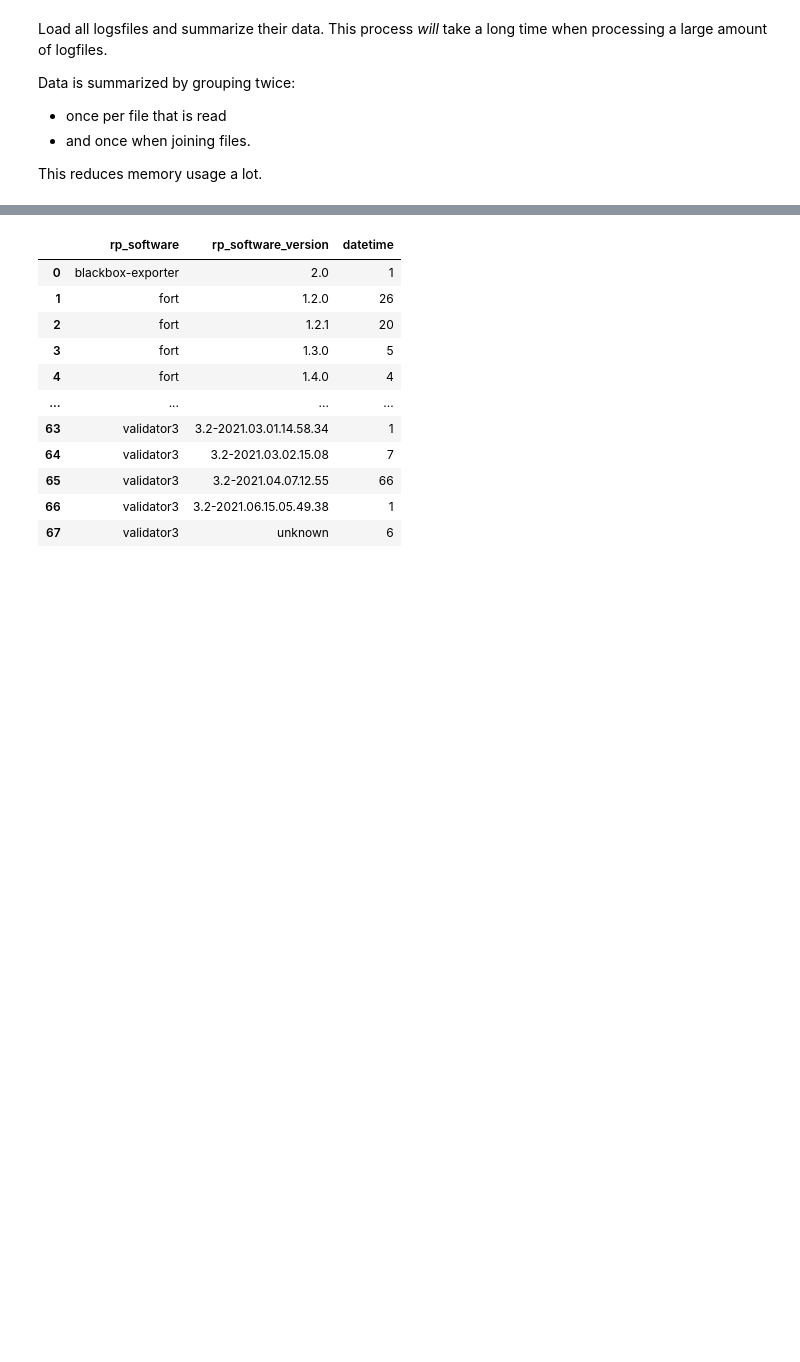
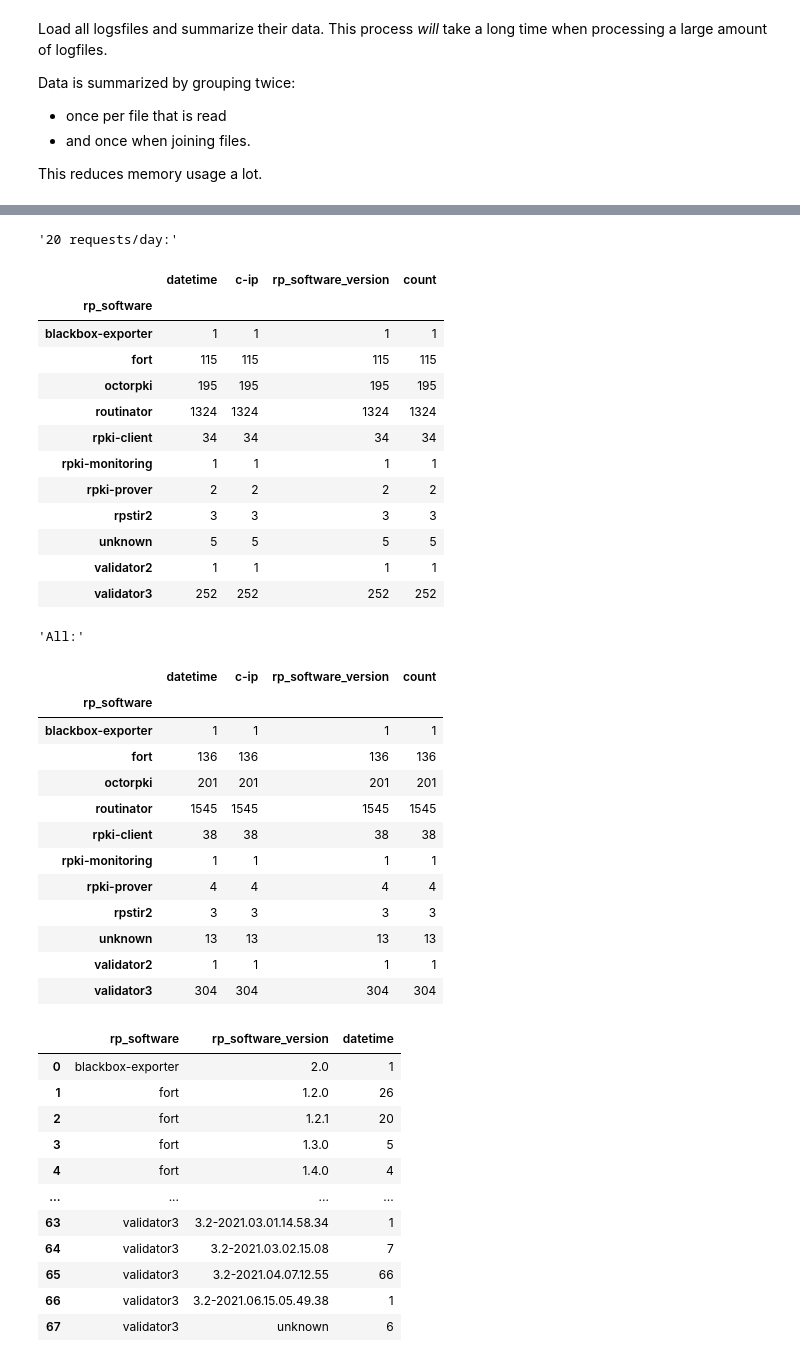
Before and after one commit to ties/rpki-analysis, a Jupyter notebook: workbooks/rrdp_cloudfront_logs.ipynb, the cells around one changed output, grey strips where cells are left out. Drawn from its saved outputs; the diff is of its cells as text; code cells hidden in the pictures; blank space fills up the shorter version.

```diff
--- a/workbooks/rrdp_cloudfront_logs.ipynb
+++ b/workbooks/rrdp_cloudfront_logs.ipynb
@@ -55,9 +55,9 @@ Data is summarized by grouping twice:
 This reduces memory usage a lot.
 # %%
 df_full = read_from_glob(
-    [f"{LOG_PATH}/*/E12X42CFS5M88P.2021-08-01*.gz"],
-    ['date', 'time', 'c-ip', 'cs(User-Agent)', 'cs-uri-stem'],
-    notification_xml_client,
-    second_group
+    [f"{LOG_PATH}/*/E12X42CFS5M88P.2021-08-05*.gz"],
+#    ['date', 'time', 'c-ip', 'cs(User-Agent)', 'cs-uri-stem'],
+#    notification_xml_client,
+#    second_group
 )
 # %% [output]
@@ -78,0 +128,3 @@ dtype: object
+# %%
+df_active = df_full[df_full['count'] > 10]
+df_active.head()
@@ -79,3 +138,37 @@ dtype: object
+# %%
+display("20 requests/day:")
+display(df_active.groupby(['rp_software']).count())
+display("All:")
+display(df_full.groupby(['rp_software']).count())
+# %% [output]
+'20 requests/day:'
+|  | datetime | c-ip | rp_software_version | count |
+| rp_software |  |  |  |  |
+| blackbox-exporter | 1 | 1 | 1 | 1 |
+| fort | 115 | 115 | 115 | 115 |
+| octorpki | 195 | 195 | 195 | 195 |
+| routinator | 1324 | 1324 | 1324 | 1324 |
+| rpki-client | 34 | 34 | 34 | 34 |
+| rpki-monitoring | 1 | 1 | 1 | 1 |
+| rpki-prover | 2 | 2 | 2 | 2 |
+| rpstir2 | 3 | 3 | 3 | 3 |
+| unknown | 5 | 5 | 5 | 5 |
+| validator2 | 1 | 1 | 1 | 1 |
+| validator3 | 252 | 252 | 252 | 252 |
+'All:'
+|  | datetime | c-ip | rp_software_version | count |
+| rp_software |  |  |  |  |
+| blackbox-exporter | 1 | 1 | 1 | 1 |
+| fort | 136 | 136 | 136 | 136 |
+| octorpki | 201 | 201 | 201 | 201 |
+| routinator | 1545 | 1545 | 1545 | 1545 |
+| rpki-client | 38 | 38 | 38 | 38 |
+| rpki-monitoring | 1 | 1 | 1 | 1 |
+| rpki-prover | 4 | 4 | 4 | 4 |
+| rpstir2 | 3 | 3 | 3 | 3 |
+| unknown | 13 | 13 | 13 | 13 |
+| validator2 | 1 | 1 | 1 | 1 |
+| validator3 | 304 | 304 | 304 | 304 |
 # %%
 # Select one additional column an sacrifice it to be able to `.count()`
 df_full[['rp_software', 'rp_software_version', 'datetime']]\
```
Also changed, not shown: parts of 8 cells of this notebook, 4 other files.
